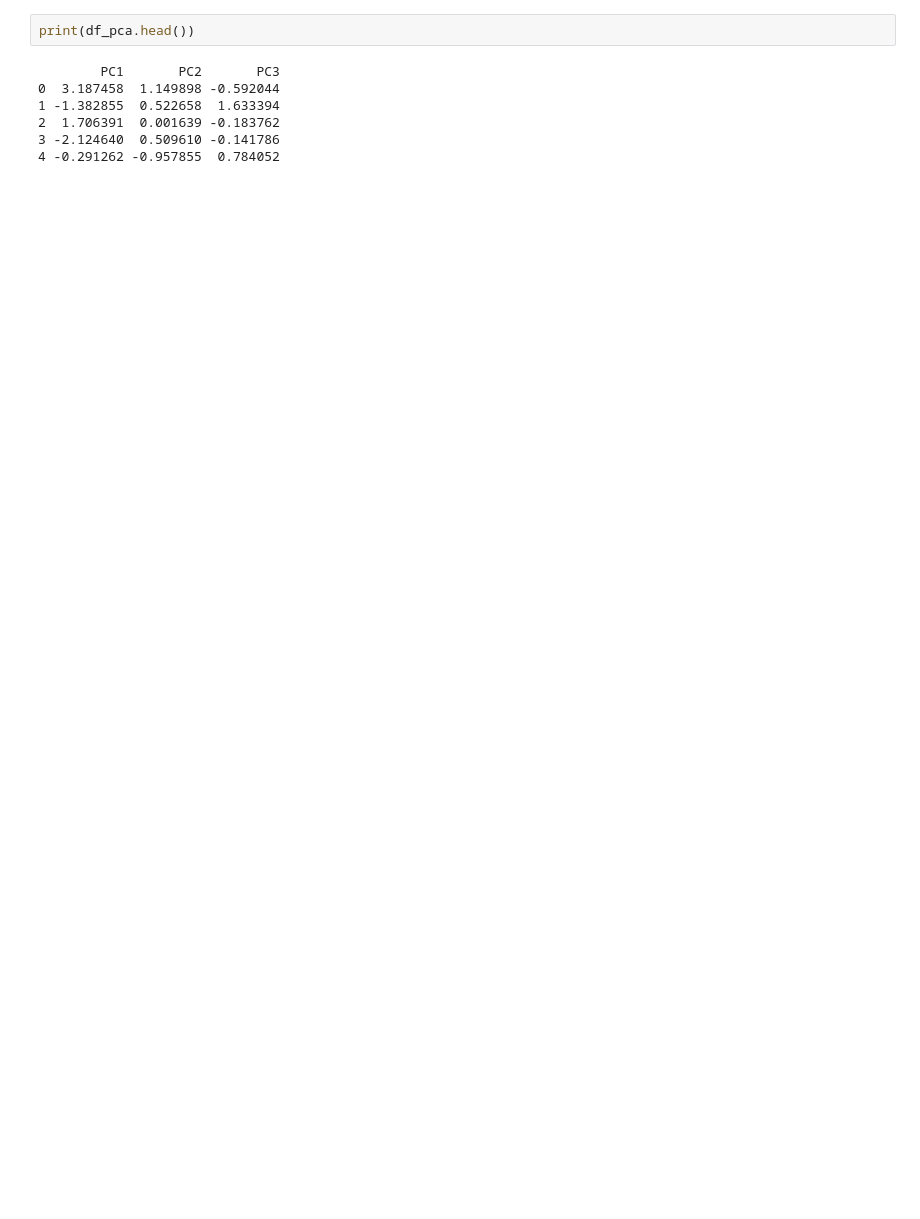
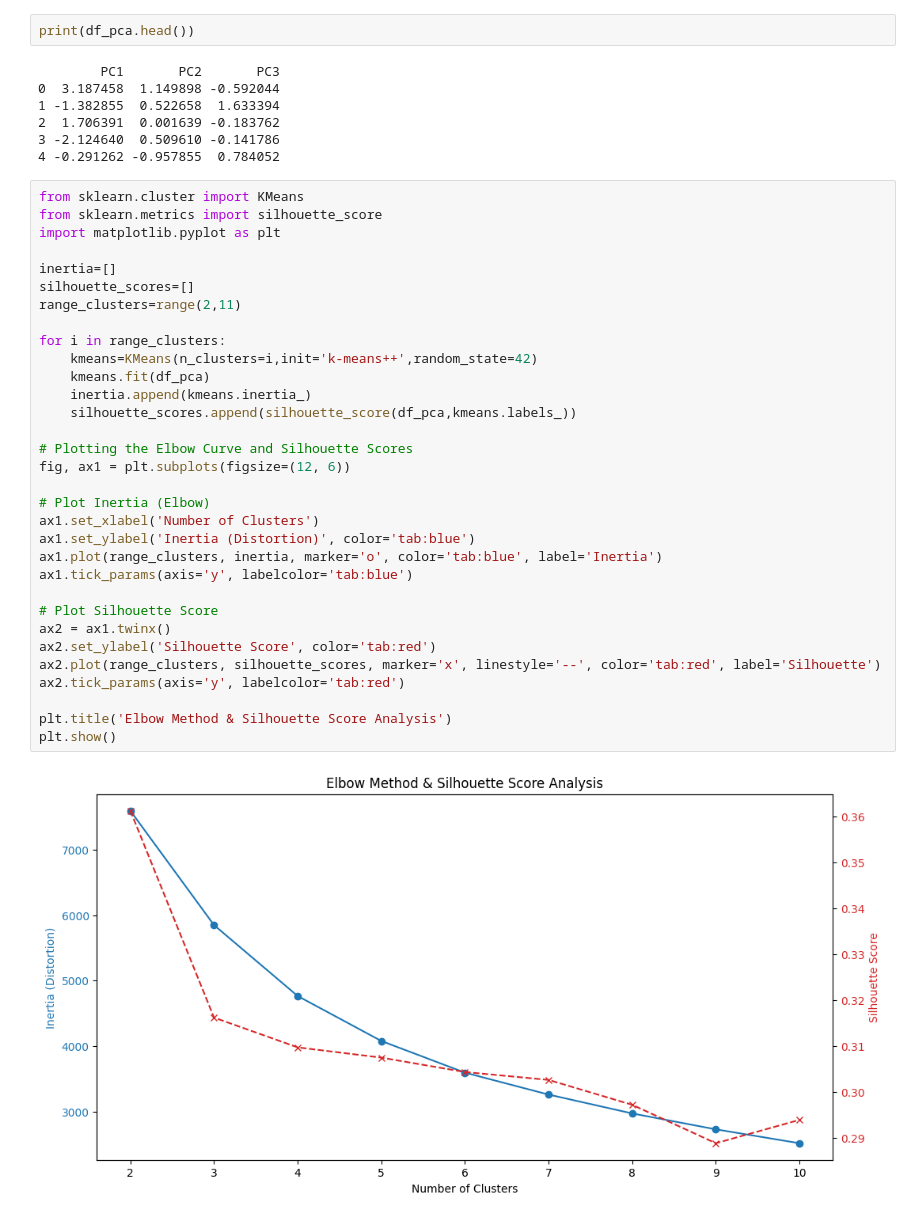
Before and after one commit to Prakhar2023-bit/Customer_personality_analysis, a Jupyter notebook: cust_sent_analysis.ipynb, the cells around one changed output. Drawn from its saved outputs; the diff is of its cells as text; blank space fills up the shorter version.

Commit message:
checked out number of clusters by elbow method

```diff
--- a/cust_sent_analysis.ipynb
+++ b/cust_sent_analysis.ipynb
@@ -173,3 +167,37 @@ print(df_pca.head())
 2  1.706391  0.001639 -0.183762
 3 -2.124640  0.509610 -0.141786
 4 -0.291262 -0.957855  0.784052
+# %%
+from sklearn.cluster import KMeans
+from sklearn.metrics import silhouette_score
+import matplotlib.pyplot as plt
+
+inertia=[]
+silhouette_scores=[]
+range_clusters=range(2,11)
+
+for i in range_clusters:
+    kmeans=KMeans(n_clusters=i,init='k-means++',random_state=42)
+    kmeans.fit(df_pca)
+    inertia.append(kmeans.inertia_)
+    silhouette_scores.append(silhouette_score(df_pca,kmeans.labels_))
+
+# Plotting the Elbow Curve and Silhouette Scores
+fig, ax1 = plt.subplots(figsize=(12, 6))
+
+# Plot Inertia (Elbow)
+ax1.set_xlabel('Number of Clusters')
+ax1.set_ylabel('Inertia (Distortion)', color='tab:blue')
+ax1.plot(range_clusters, inertia, marker='o', color='tab:blue', label='Inertia')
+ax1.tick_params(axis='y', labelcolor='tab:blue')
+
+# Plot Silhouette Score
+ax2 = ax1.twinx()
+ax2.set_ylabel('Silhouette Score', color='tab:red')
+ax2.plot(range_clusters, silhouette_scores, marker='x', linestyle='--', color='tab:red', label='Silhouette')
+ax2.tick_params(axis='y', labelcolor='tab:red')
+
+plt.title('Elbow Method & Silhouette Score Analysis')
+plt.show()
+# %% [output]
+[figure, added]
```
Also changed, not shown: parts of 1 cell of this notebook.
